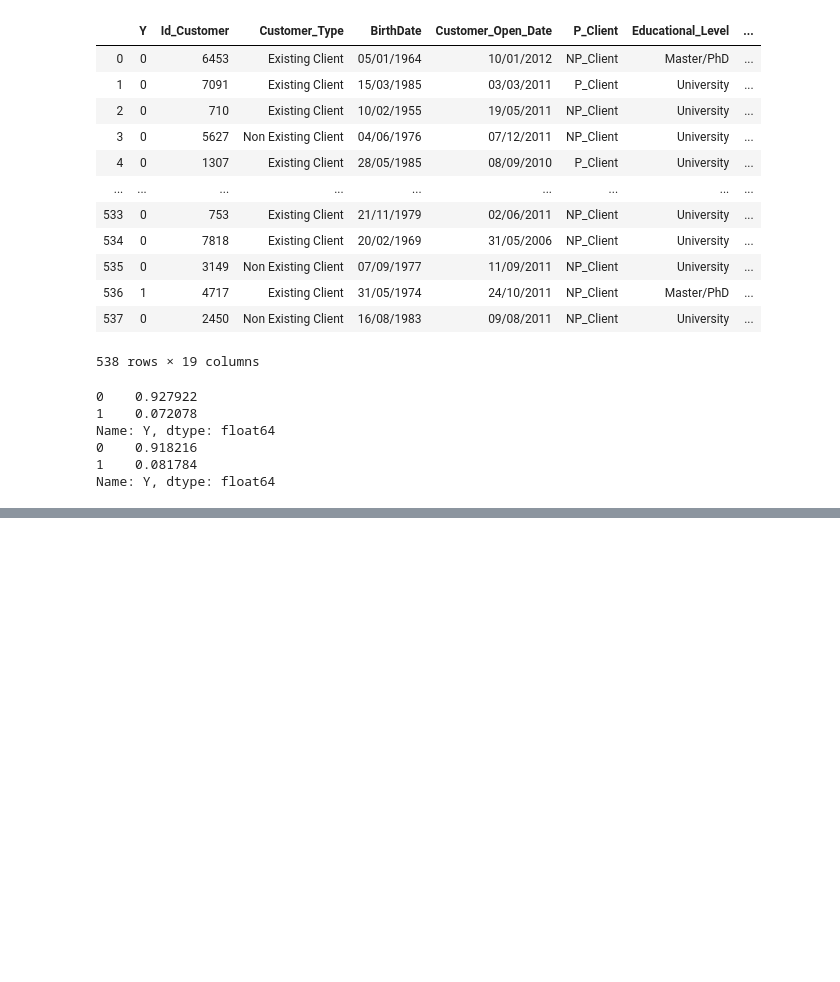
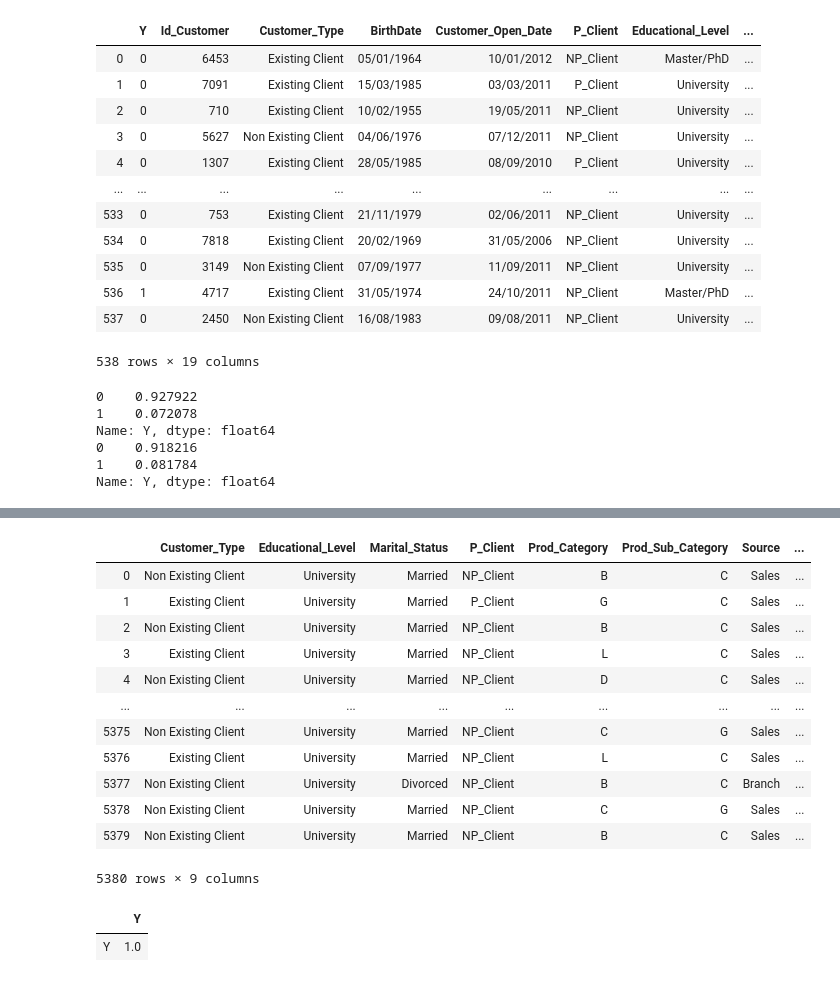
Before and after one commit to luizbezerra-pinheiro/Project_ML2, a Jupyter notebook: src/Feature Analysis.ipynb, the cells around one changed output, grey strips where cells are left out. Drawn from its saved outputs; the diff is of its cells as text; code cells hidden in the pictures; blank space fills up the shorter version.

```diff
--- a/src/Feature Analysis.ipynb
+++ b/src/Feature Analysis.ipynb
@@ -153,0 +259,20 @@ ValueError: Cannot convert non-finite values (NA or inf) to integer
+# %%
+a = df[categorical_variables + ["Y"]]
+display(a)
+display(a.corr(method ='pearson'))
+# %% [output]
+|  | Customer_Type | Educational_Level | Marital_Status | P_Client | Prod_Category | Prod_Sub_Category | Source | ... |
+| 0 | Non Existing Client | University | Married | NP_Client | B | C | Sales | ... |
+| 1 | Existing Client | University | Married | P_Client | G | C | Sales | ... |
+| 2 | Non Existing Client | University | Married | NP_Client | B | C | Sales | ... |
+| 3 | Existing Client | University | Married | NP_Client | L | C | Sales | ... |
+| 4 | Non Existing Client | University | Married | NP_Client | D | C | Sales | ... |
+| ... | ... | ... | ... | ... | ... | ... | ... | ... |
+| 5375 | Non Existing Client | University | Married | NP_Client | C | G | Sales | ... |
+| 5376 | Existing Client | University | Married | NP_Client | L | C | Sales | ... |
+| 5377 | Non Existing Client | University | Divorced | NP_Client | B | C | Branch | ... |
+| 5378 | Non Existing Client | University | Married | NP_Client | C | G | Sales | ... |
+| 5379 | Non Existing Client | University | Married | NP_Client | B | C | Sales | ... |
+5380 rows × 9 columns
+|  | Y |
+| Y | 1.0 |
```
Also changed, not shown: parts of 13 cells of this notebook.
